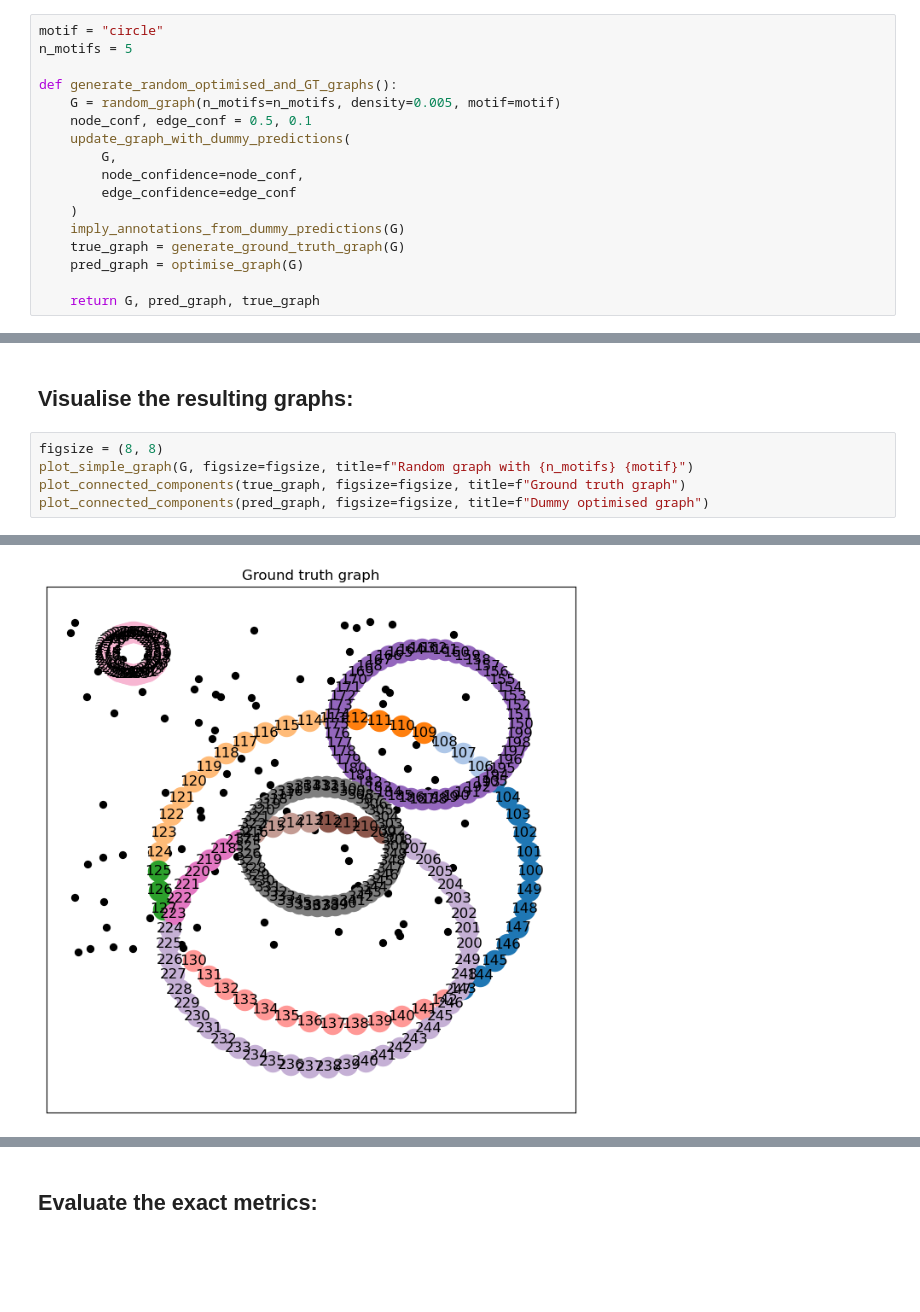
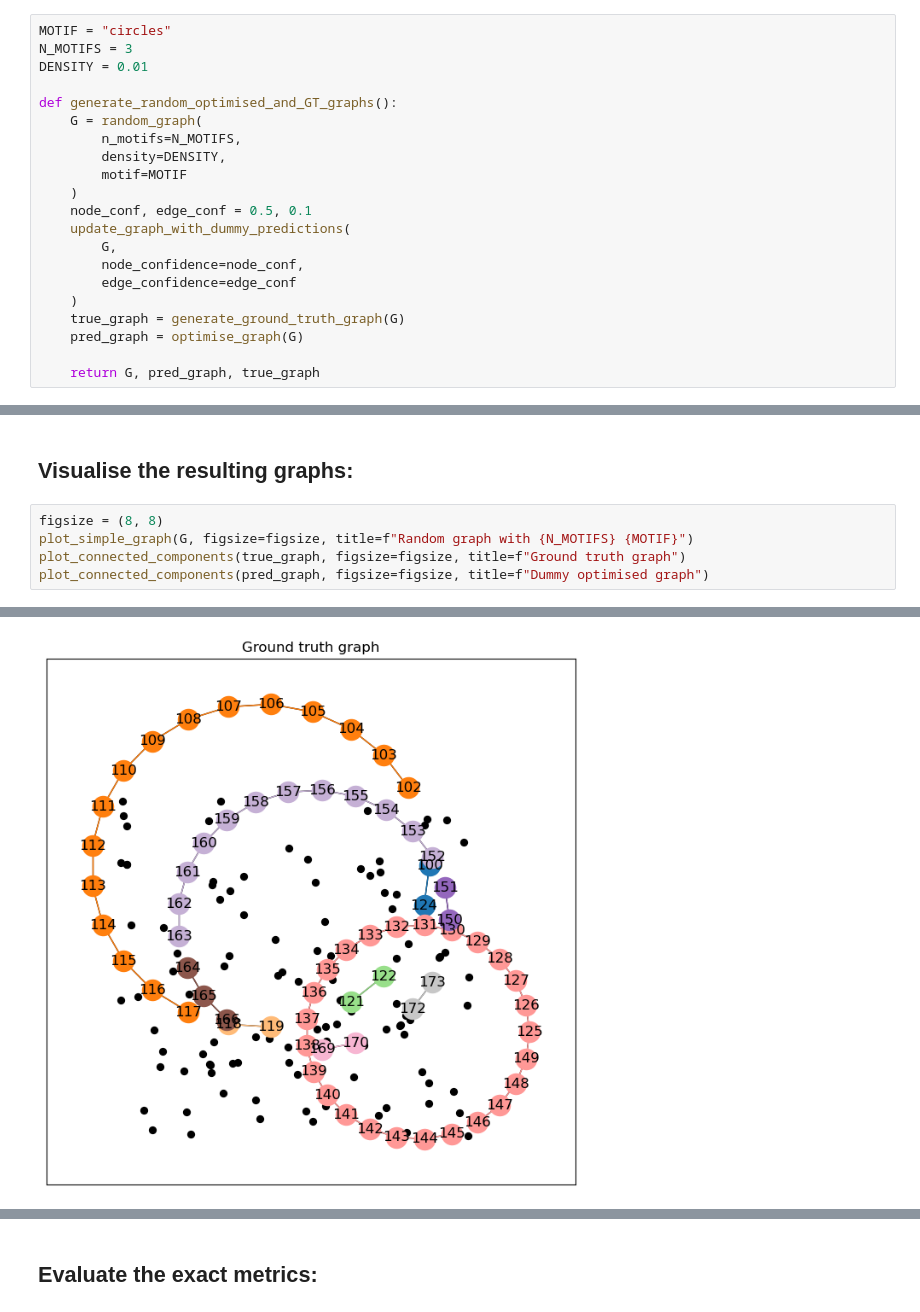
Before and after one commit to alan-turing-institute/grace, a Jupyter notebook: notebooks/measure.ipynb, the cells around one changed output, grey strips where cells are left out. Saved outputs shown, nothing was run; the diff lists cells and outputs as text; blank space fills up the shorter version.

Commit message:
Corrected GT graph creation

```diff
--- a/notebooks/measure.ipynb
+++ b/notebooks/measure.ipynb
@@ -36,18 +32,22 @@ from grace.evaluation.metrics import compute_metrics
 # %% [markdown]
 ### Generate a random graph, update dummy labels & generate GT graph:
 # %%
-motif = "circle"
-n_motifs = 5
+MOTIF = "circles"
+N_MOTIFS = 3
+DENSITY = 0.01
 
 def generate_random_optimised_and_GT_graphs():
-    G = random_graph(n_motifs=n_motifs, density=0.005, motif=motif)
+    G = random_graph(
+        n_motifs=N_MOTIFS,
+        density=DENSITY,
+        motif=MOTIF
+    )
     node_conf, edge_conf = 0.5, 0.1
     update_graph_with_dummy_predictions(
         G,
         node_confidence=node_conf,
         edge_confidence=edge_conf
     )
-    imply_annotations_from_dummy_predictions(G)
     true_graph = generate_ground_truth_graph(G)
     pred_graph = optimise_graph(G)
 
@@ -74,7 +74,7 @@ Synthesizing erroneous graph: iter = 1
 ## Visualise the resulting graphs:
 # %%
 figsize = (8, 8)
-plot_simple_graph(G, figsize=figsize, title=f"Random graph with {n_motifs} {motif}")
+plot_simple_graph(G, figsize=figsize, title=f"Random graph with {N_MOTIFS} {MOTIF}")
 plot_connected_components(true_graph, figsize=figsize, title=f"Ground truth graph")
 plot_connected_components(pred_graph, figsize=figsize, title=f"Dummy optimised graph")
 # %% [output]
@@ -82 +82 @@ plot_connected_components(pred_graph, figsize=figsize, title=f"Dummy optimised g
-[figure, old version]
+[figure, new version]
```
Also changed, not shown: parts of 3 cells of this notebook, 4 other files.
